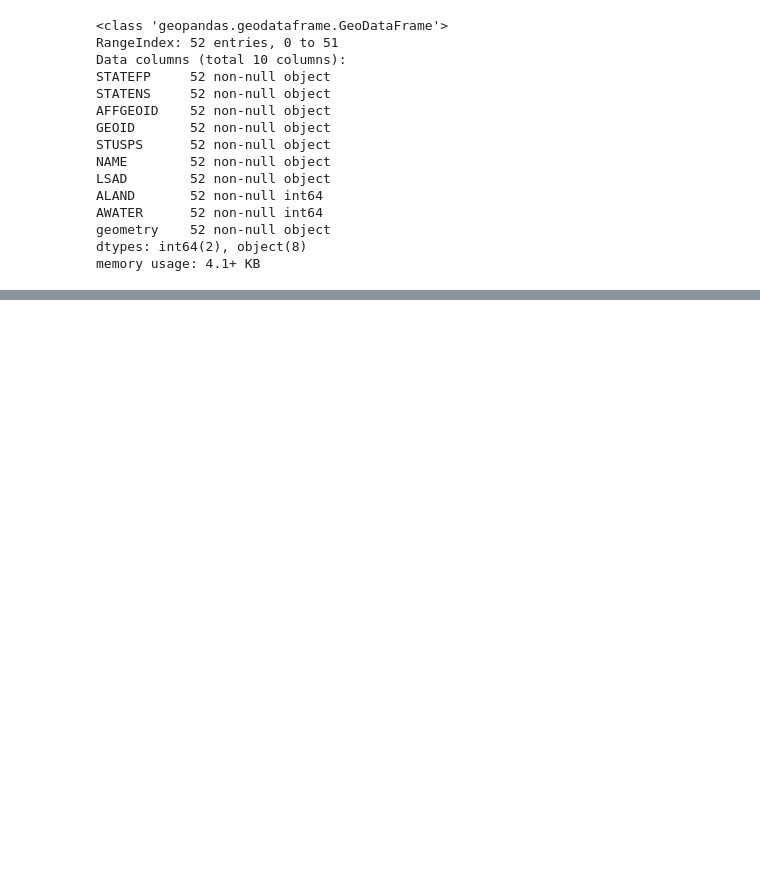
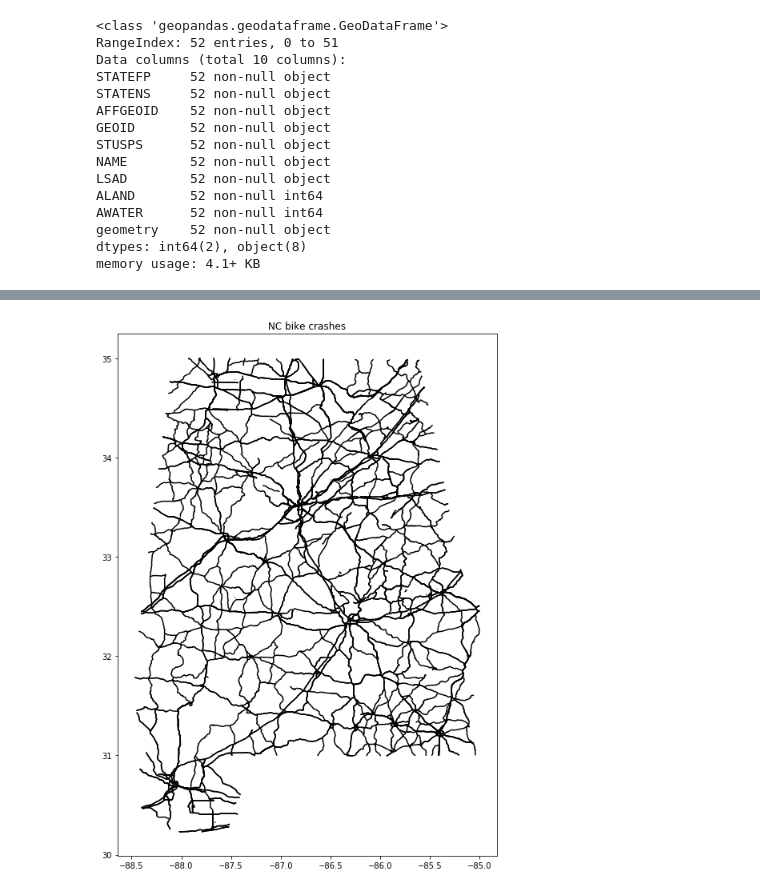
Before and after one commit to mahorn/bicycle-crashes, a Jupyter notebook: bici-buffering-clipping.ipynb, the cells around one changed output, grey strips where cells are left out. Cells and saved outputs as stored; diff of their text form; code cells hidden in the pictures; blank space fills up the shorter version.

```diff
--- a/bici-buffering-clipping.ipynb
+++ b/bici-buffering-clipping.ipynb
@@ -110,0 +123,11 @@ ax.set(xlim=(-79.2,-78.9), ylim=(35.8,36.1));
+# %%
+fig, ax = plt.subplots()
+
+title='NC bike crashes'
+ax.set(title=title)
+
+
+
+roads_projected.plot(ax=ax, edgecolor='black', color='#000000', zorder=1);
+# %% [output]
+[figure, added]
```
Also changed, not shown: parts of 7 cells of this notebook.
